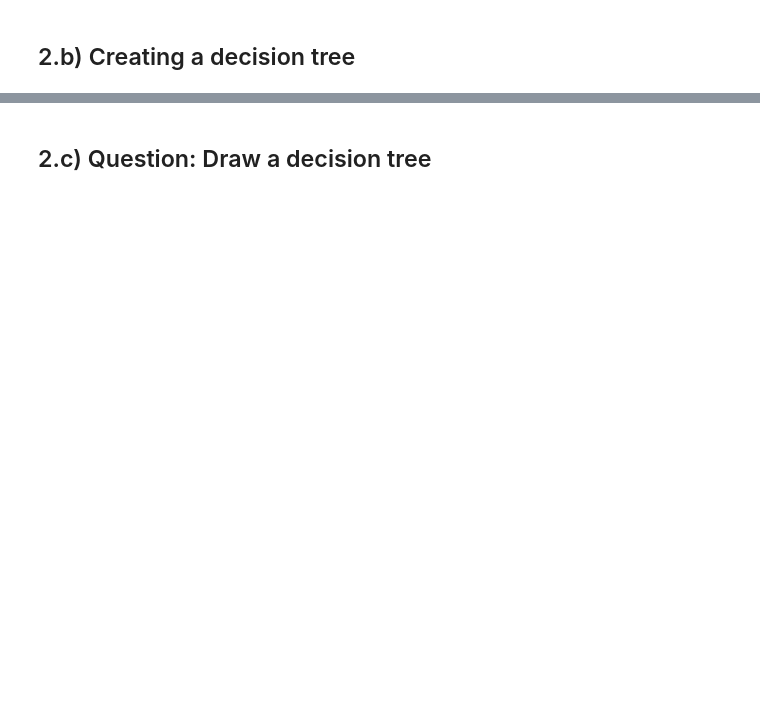
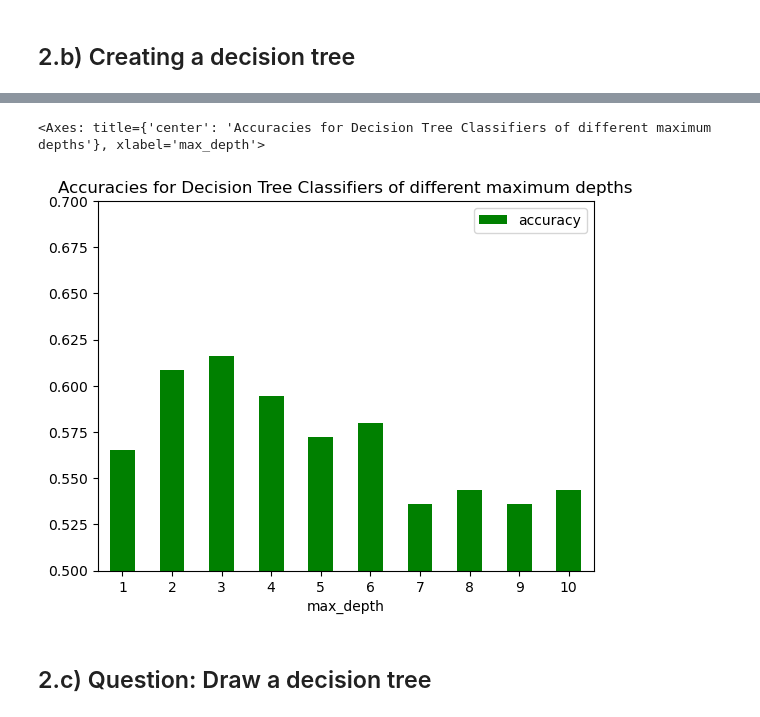
Before and after one commit to FahimehFereydounian/Introduction-to-DS, a Jupyter notebook: Assignment 1/02_decision_trees.ipynb, the cells around one changed output, grey strips where cells are left out. Cells and saved outputs as stored; diff of their text form; code cells hidden in the pictures; blank space fills up the shorter version.

Commit message:
Add solutions for Part 2 and 3
Add solutions for decision trees and regression

```diff
--- a/Assignment 1/02_decision_trees.ipynb
+++ b/Assignment 1/02_decision_trees.ipynb
@@ -25,0 +101,3 @@ Loading the train and test data sets
+# %%
+# Run training
+dtc.fit(X_train, y_train)
@@ -25,0 +106,4 @@ Loading the train and test data sets
+# %%
+# Run prediction
+y_pred = dtc.predict(X_test)
+y_pred
@@ -25,0 +118,4 @@ Loading the train and test data sets
+# %%
+# Calculate accuracy and other metrics
+accuracy = accuracy_score(y_test, y_pred)
+report = classification_report(y_test, y_pred)
@@ -25,0 +141,18 @@ Loading the train and test data sets
+# %%
+# Create a DataFrame to catch the accuracies of trees of different maximum depth
+accuracies = pd.DataFrame.from_dict({'max_depth':[], 'accuracy':[]})
+
+# Initiate loop that creates an iterator from 1 to 10
+for i in range (1, 11):
+
+    # Creating a new tree and training it
+    dtc = DecisionTreeClassifier(criterion="entropy", min_samples_leaf=6, random_state=42, max_depth=i)
+    dtc.fit(X_train, y_train)
+
+    # Predicting on x_test and
+    y_pred = dtc.predict(X_test)
+    accuracy = accuracy_score(y_test, y_pred)
+    accuracies.loc[len(accuracies)] = [int(i), accuracy]
+accuracies.set_index('max_depth', inplace=True)
+accuracies.index = accuracies.index.astype(int)
+print(accuracies)
@@ -26,2 +172,13 @@ Loading the train and test data sets
+# %%
+accuracies.plot(kind='bar',
+                # alpha=0.75,
+                rot=0,
+                color='green',
+                title='Accuracies for Decision Tree Classifiers of different maximum depths',
+                ylim=(0.5,0.7)
+               )
+# %% [output]
+<Axes: title={'center': 'Accuracies for Decision Tree Classifiers of different maximum depths'}, xlabel='max_depth'>
+[figure, added]
 # %% [markdown]
 ## 2.c) Question: Draw a decision tree
```
Also changed, not shown: parts of 23 cells of this notebook.
